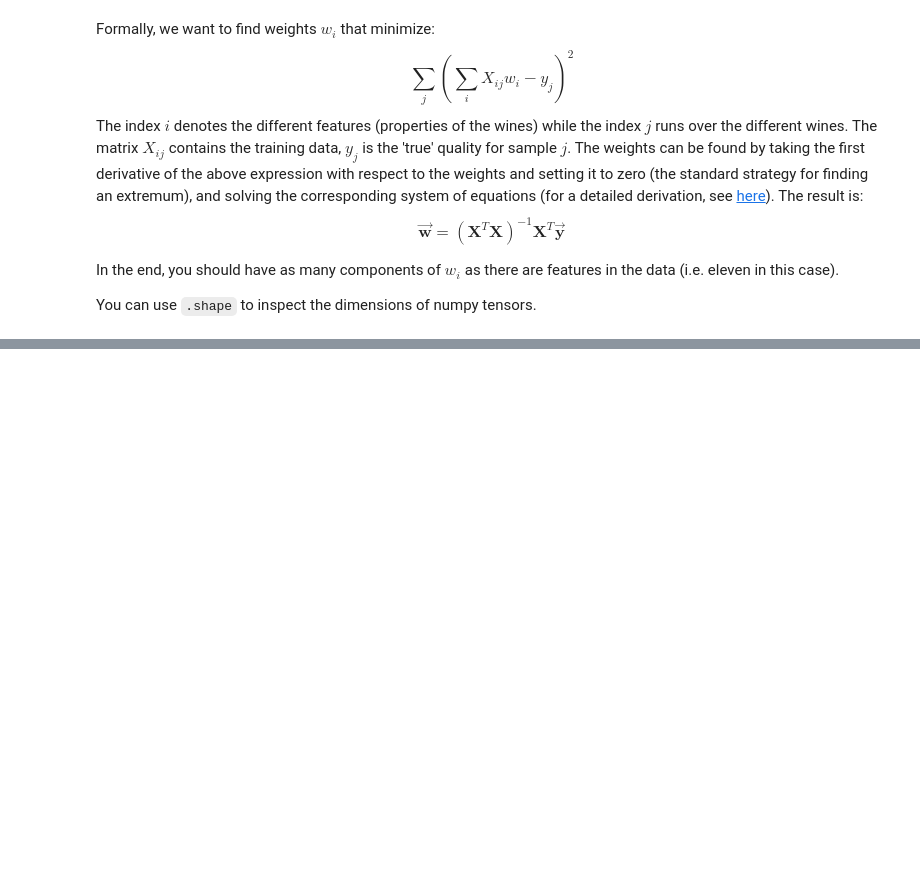
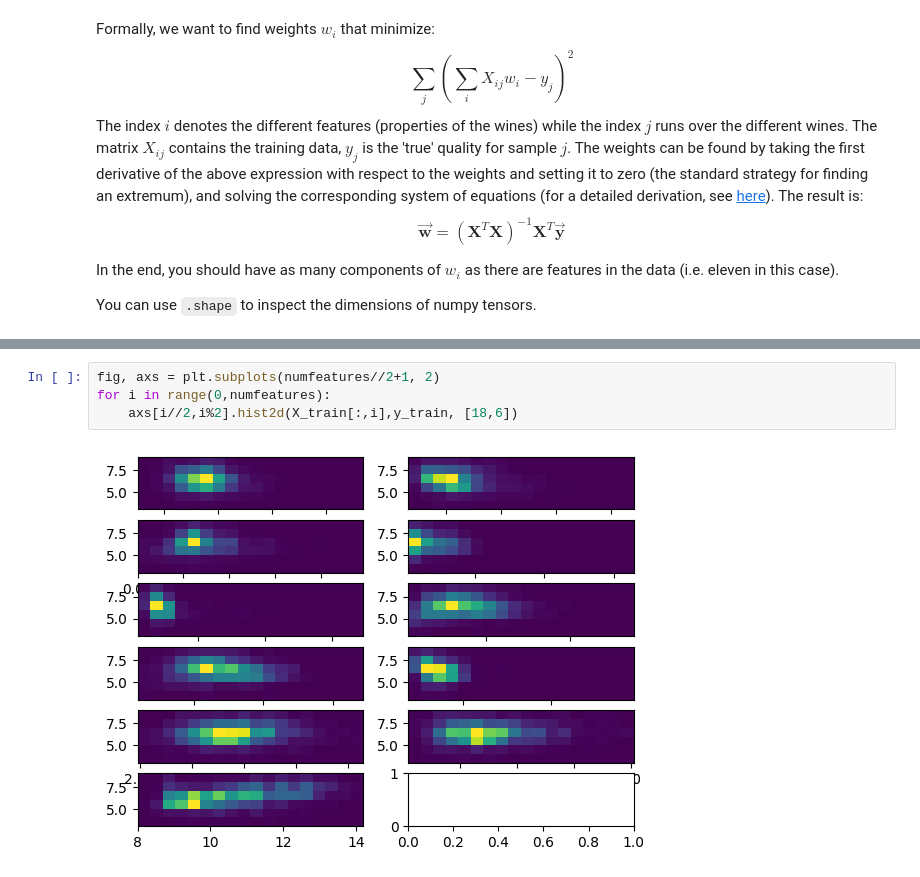
Before and after one commit to Abbta/adlfpae, a Jupyter notebook: Exercise_4.ipynb, the cells around one changed output, grey strips where cells are left out. Drawn from its saved outputs; the diff is of its cells as text; blank space fills up the shorter version.

```diff
--- a/Exercise_4.ipynb
+++ b/Exercise_4.ipynb
@@ -116,0 +135,6 @@ You can use `.shape` to inspect the dimensions of numpy tensors.
+# %%
+fig, axs = plt.subplots(numfeatures//2+1, 2)
+for i in range(0,numfeatures):
+    axs[i//2,i%2].hist2d(X_train[:,i],y_train, [18,6])
+# %% [output]
+[figure, added]
```
Also changed, not shown: parts of 7 cells of this notebook, 1 other file.
